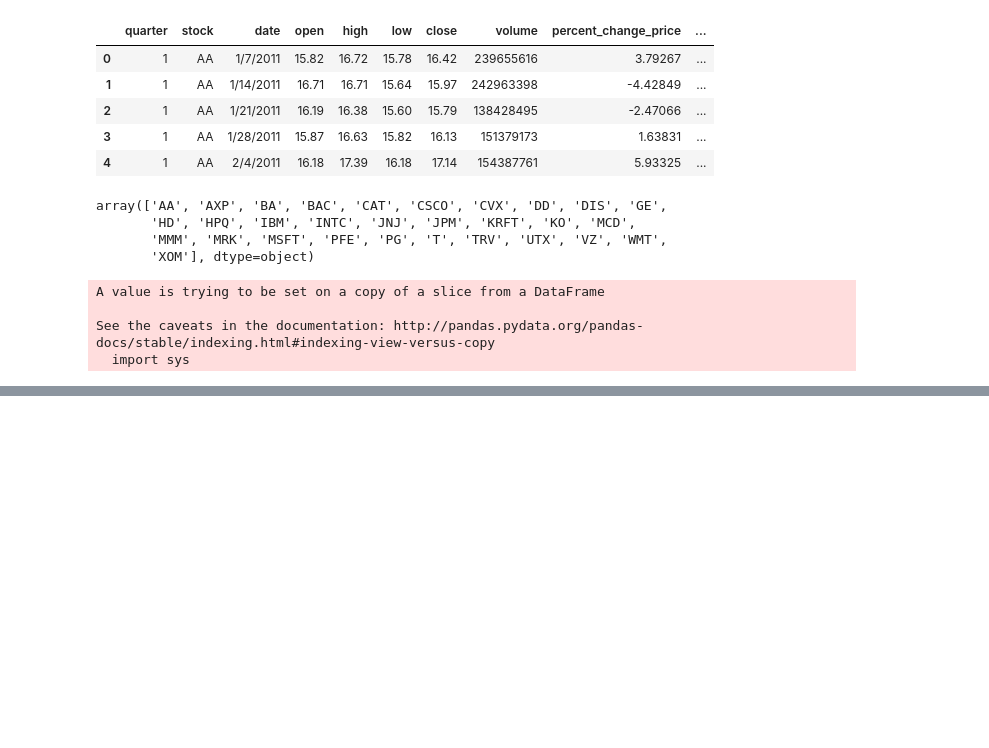
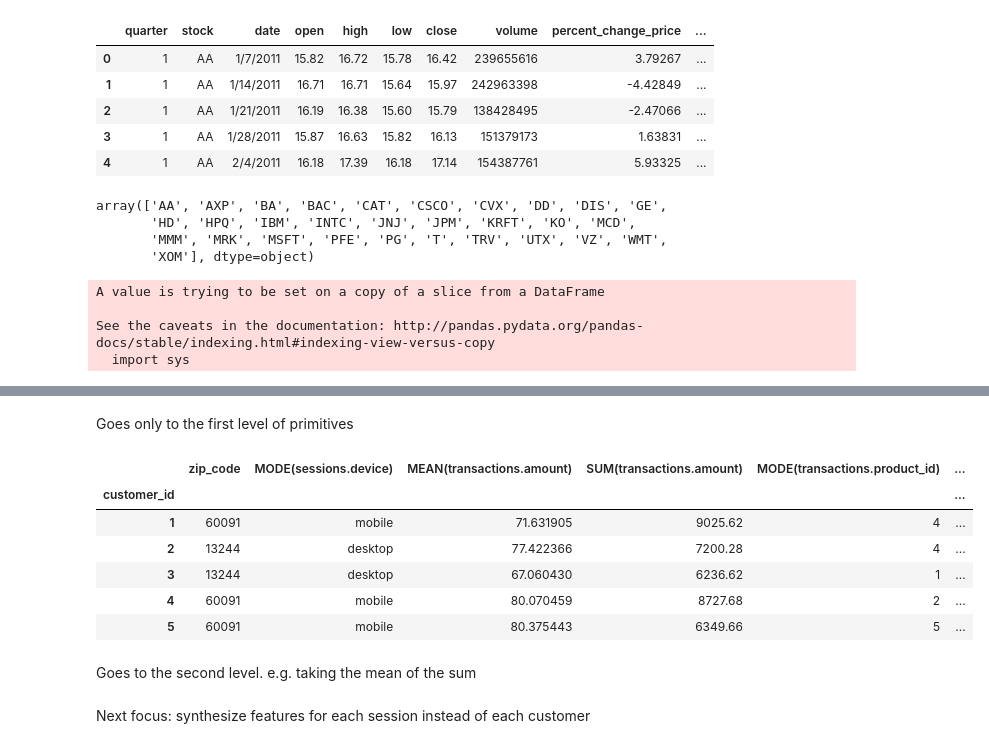
Before and after one commit to robahall/MLAlgoProjects, a Jupyter notebook: notebooks/3.0_rah_dowJone-timeseries-analysis.ipynb, the cells around one changed output, grey strips where cells are left out. Cells and saved outputs as stored; diff of their text form; code cells hidden in the pictures; blank space fills up the shorter version.

```diff
--- a/notebooks/3.0_rah_dowJone-timeseries-analysis.ipynb
+++ b/notebooks/3.0_rah_dowJone-timeseries-analysis.ipynb
@@ -128,0 +197,2 @@ plt.xlim('2011-01-07', '2011-06-24')
+# %%
+es = es.add_relationship(new_relationship)
@@ -128,0 +208,10 @@ plt.xlim('2011-01-07', '2011-06-24')
+# %%
+es = es.normalize_entity(base_entity_id="transactions",
+                         new_entity_id = "sessions",
+                         index = "session_id",
+                         make_time_index = "session_start",
+                         additional_variables=["device",
+                                               "customer_id",
+                                               "zip_code",
+                                              "session_start",
+                                              "join_date"])
@@ -128,0 +265,6 @@ plt.xlim('2011-01-07', '2011-06-24')
+# %%
+es = es.normalize_entity(base_entity_id="sessions",
+                         new_entity_id="customers",
+                         index="customer_id",
+                         make_time_index="join_date",
+                         additional_variables=["zip_code", "join_date"])
@@ -128,0 +316,22 @@ plt.xlim('2011-01-07', '2011-06-24')
+# %% [markdown]
+Goes only to the first level of primitives
+# %%
+feature_matrix, feature_defs = ft.dfs(entityset=es,
+                                      target_entity="customers",
+                                      agg_primitives=["mean", "sum", "mode"], #aggregation primitive (summary stats)
+                                      trans_primitives=["month", "hour"], #transform primitive
+                                      max_depth=2)
+# %%
+feature_matrix
+# %% [output]
+|  | zip_code | MODE(sessions.device) | MEAN(transactions.amount) | SUM(transactions.amount) | MODE(transactions.product_id) | ... |
+| customer_id |  |  |  |  |  | ... |
+| 1 | 60091 | mobile | 71.631905 | 9025.62 | 4 | ... |
+| 2 | 13244 | desktop | 77.422366 | 7200.28 | 4 | ... |
+| 3 | 13244 | desktop | 67.060430 | 6236.62 | 1 | ... |
+| 4 | 60091 | mobile | 80.070459 | 8727.68 | 2 | ... |
+| 5 | 60091 | mobile | 80.375443 | 6349.66 | 5 | ... |
+# %% [markdown]
+Goes to the second level. e.g. taking the mean of the sum
+# %% [markdown]
+Next focus: synthesize features for each session instead of each customer
```
Also changed, not shown: parts of 42 cells of this notebook.
